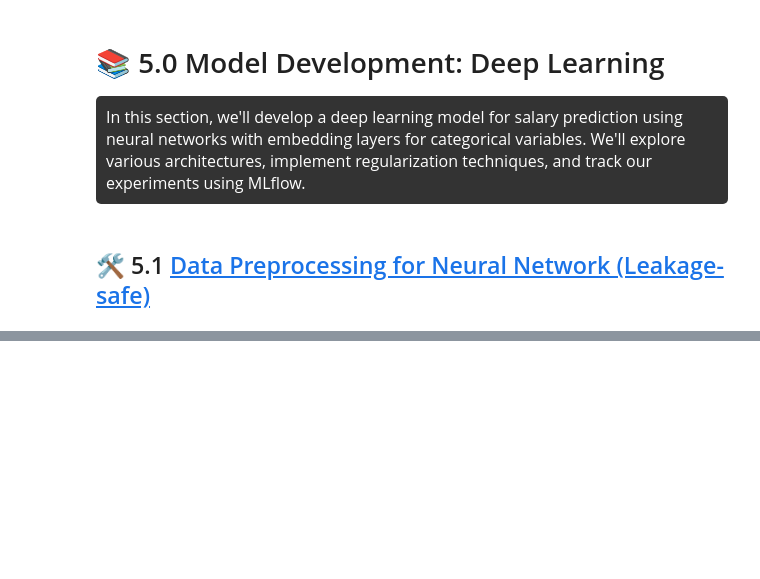
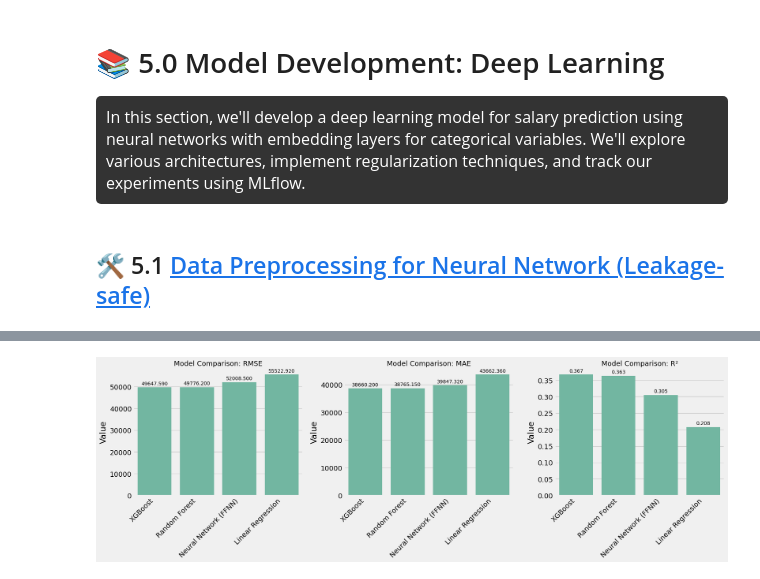
Before and after one commit to TeslimAdeyanju/16-Portfolio-SDS-CP032-mlpaygrade, a Jupyter notebook: submissions/team-members/Teslim-Adeyanju/mlpaygradenotebook.ipynb, the cells around one changed output, grey strips where cells are left out. Drawn from its saved outputs; the diff is of its cells as text; code cells hidden in the pictures; blank space fills up the shorter version.

```diff
--- a/submissions/team-members/Teslim-Adeyanju/mlpaygradenotebook.ipynb
+++ b/submissions/team-members/Teslim-Adeyanju/mlpaygradenotebook.ipynb
@@ -3873,0 +2330,20 @@ Next: consider replacing label/ordinal encodings with true entity embeddings in
+# %%
+# 1. Prepare Data
+print("Preparing data for model comparison...")
+
+# Ensure we're using the same train/test/val split as the deep learning model
+X_train_np = X_train.values
+y_train_np = y_train.values
+X_val_np = X_val.values
+y_val_np = y_val.values
+X_test_np = X_test.values
+y_test_np = y_test.values
+
+# Dictionary to store all model metrics for comparison
+all_metrics = {}
+
+print(f"Training samples: {X_train_np.shape[0]}")
+print(f"Validation samples: {X_val_np.shape[0]}")
+print(f"Testing samples: {X_test_np.shape[0]}")
+print(f"Number of features: {X_train_np.shape[1]}")
+print()
@@ -3873,0 +2541,59 @@ Next: consider replacing label/ordinal encodings with true entity embeddings in
+# %%
+# 4. Create Visualization for Model Comparison
+metrics_long = pd.melt(metrics_df, id_vars=['Model'], var_name='Metric', value_name='Value')
+
+# Create subplots for each metric
+fig, axes = plt.subplots(1, 3, figsize=(18, 6))
+metrics_to_plot = ['RMSE', 'MAE', 'R²']
+
+for i, metric in enumerate(metrics_to_plot):
+    metric_data = metrics_long[metrics_long['Metric'] == metric]
+
+    # For R², higher is better, so we don't want to reverse the axis
+    if metric == 'R²':
+        ascending = False
+    else:
+        ascending = True
+
+    # Sort values based on metric
+    metric_data = metric_data.sort_values('Value', ascending=ascending)
+    model_order = metric_data['Model'].tolist()
+
+    # Create barplot with pre-defined order to avoid warnings
+    ax = axes[i]
+    sns.barplot(x='Model', y='Value', data=metric_data, order=model_order, ax=ax)
+    ax.set_title(f'Model Comparison: {metric}', fontsize=14)
+    ax.set_xlabel('')
+
+    # Set x-tick positions explicitly to avoid warnings
+    ax.set_xticks(range(len(model_order)))
+    ax.set_xticklabels(model_order, rotation=45, ha='right')
+
+    # Add value labels on top of each bar
+    for j, bar in enumerate(ax.patches):
+        value = bar.get_height()
+        ax.text(
+            bar.get_x() + bar.get_width()/2,
+            value + 0.01 * (ax.get_ylim()[1] - ax.get_ylim()[0]),
+            f'{value:.3f}',
+            ha='center', va='bottom', fontsize=10
+        )
+
+plt.tight_layout()
+
+# Save the comparison plot and log as artifact
+comparison_plot_path = 'model_comparison_plot.png'
+plt.savefig(comparison_plot_path, bbox_inches='tight', dpi=300)
+
+# Log the comparison plot in a new MLflow run
+with mlflow.start_run(run_name="Model_Comparison_Summary"):
+    mlflow.log_artifact(comparison_plot_path, "comparison_plots")
+
+    # Log the metrics table as a CSV
+    metrics_csv_path = 'model_metrics_comparison.csv'
+    metrics_df.to_csv(metrics_csv_path, index=False)
+    mlflow.log_artifact(metrics_csv_path, "comparison_data")
+
+plt.show()
+# %% [output]
+[figure, added]
```
Also changed, not shown: parts of 69 cells of this notebook, 8 other files.
